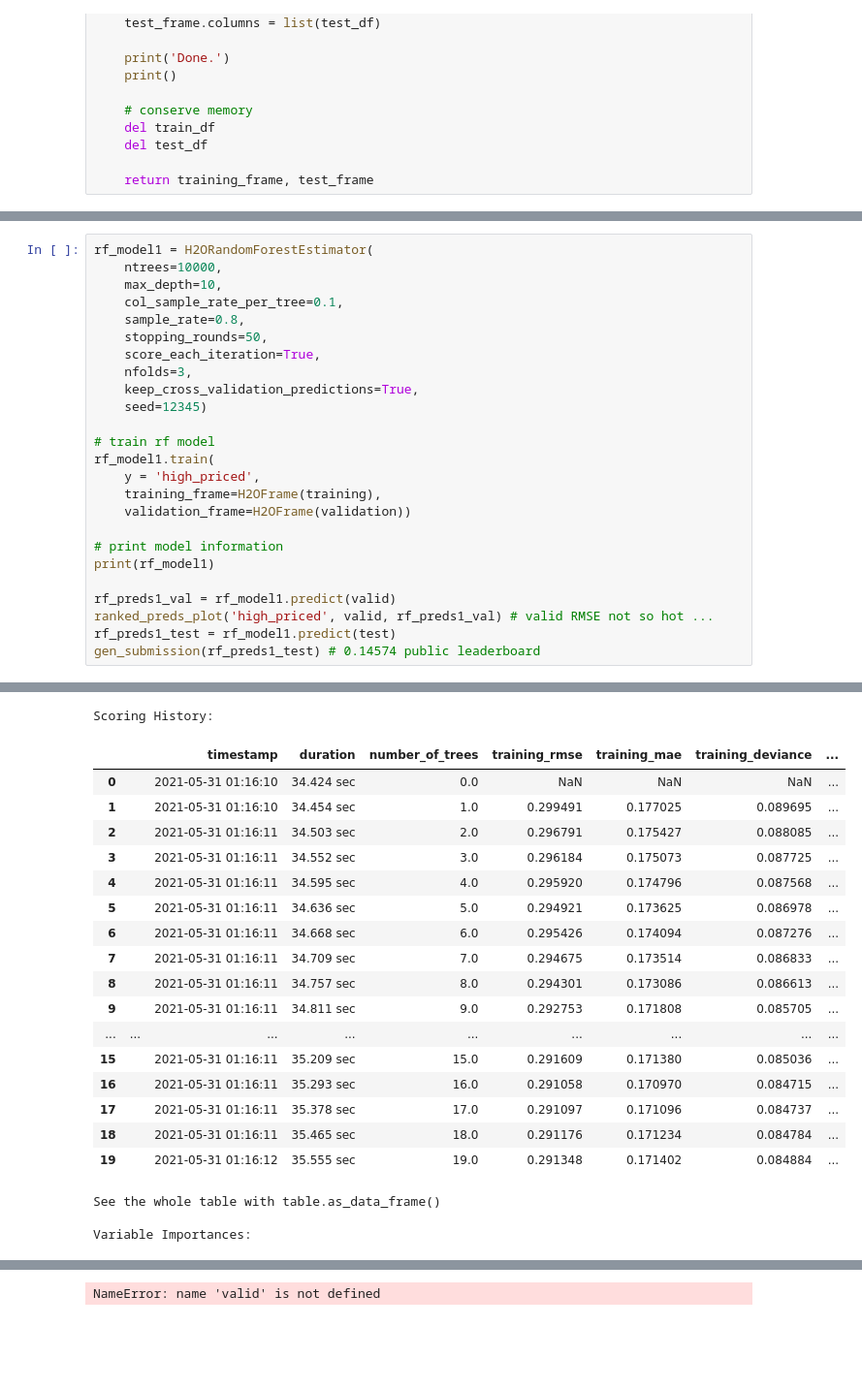
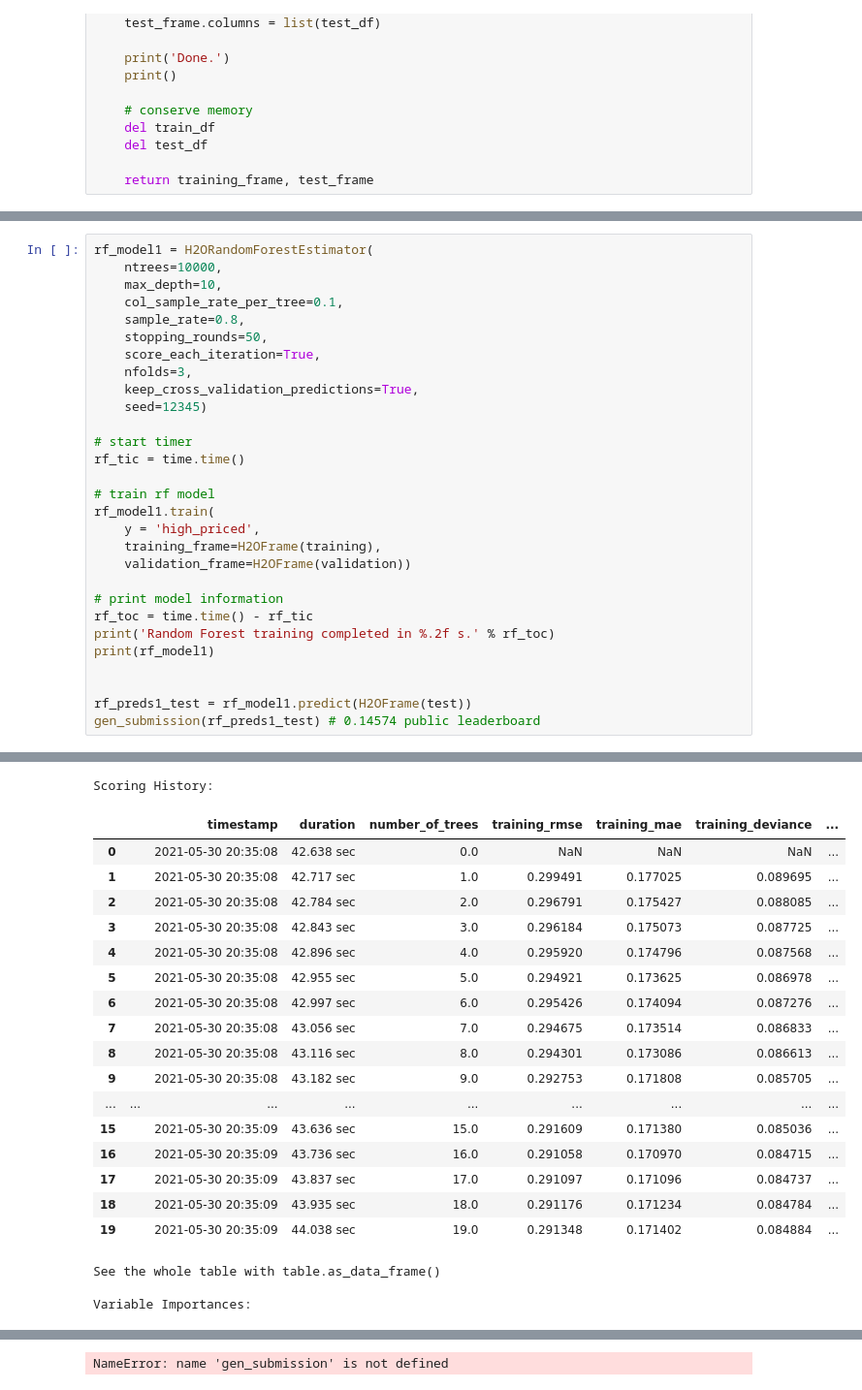
Before and after one commit to youssefragab99/dnsc6290_assignment_1, a Jupyter notebook: assignment_1.ipynb, the cells around one changed output, grey strips where cells are left out. Shown at 97% size. Saved outputs shown, nothing was run; the diff lists cells and outputs as text; blank space fills up the shorter version.

```diff
--- a/assignment_1.ipynb
+++ b/assignment_1.ipynb
@@ -438,6 +452,9 @@ rf_model1 = H2ORandomForestEstimator(
     keep_cross_validation_predictions=True,
     seed=12345)
 
+# start timer
+rf_tic = time.time()
+
 # train rf model
 rf_model1.train(
     y = 'high_priced',
@@ -445,10 +462,11 @@ rf_model1.train(
     validation_frame=H2OFrame(validation))
 
 # print model information
+rf_toc = time.time() - rf_tic
+print('Random Forest training completed in %.2f s.' % rf_toc)
 print(rf_model1)
 
-rf_preds1_val = rf_model1.predict(valid)
-ranked_preds_plot('high_priced', valid, rf_preds1_val) # valid RMSE not so hot ...
-rf_preds1_test = rf_model1.predict(test)
+
+rf_preds1_test = rf_model1.predict(H2OFrame(test))
 gen_submission(rf_preds1_test) # 0.14574 public leaderboard
 # %% [output]
@@ -479,31 +498,31 @@ Mean Residual Deviance: 0.08415171702485158
 
 Cross-Validation Metrics Summary:
 |  |  | mean | sd | cv_1_valid | cv_2_valid | cv_3_valid |
 | 0 | mae | 0.17107706 | 5.826294E-4 | 0.17142561 | 0.17040445 | 0.17140113 |
 | 1 | mean_residual_deviance | 0.08414648 | 0.0011620085 | 0.08484964 | 0.08280523 | 0.08478455 |
 | 2 | mse | 0.08414648 | 0.0011620085 | 0.08484964 | 0.08280523 | 0.08478455 |
 | 3 | r2 | 0.037188496 | 0.0010438386 | 0.036885176 | 0.038350403 | 0.036329914 |
 | 4 | residual_deviance | 0.08414648 | 0.0011620085 | 0.08484964 | 0.08280523 | 0.08478455 |
 | 5 | rmse | 0.29007548 | 0.002006936 | 0.29128963 | 0.28775898 | 0.29117787 |
 | 6 | rmsle | 0.2016535 | 0.0011916215 | 0.20235947 | 0.20027769 | 0.20232332 |
 Scoring History:
 |  |  | timestamp | duration | number_of_trees | training_rmse | training_mae | training_deviance | ... |
-| 0 |  | 2021-05-31 01:16:10 | 34.424 sec | 0.0 | NaN | NaN | NaN | ... |
-| 1 |  | 2021-05-31 01:16:10 | 34.454 sec | 1.0 | 0.299491 | 0.177025 | 0.089695 | ... |
-| 2 |  | 2021-05-31 01:16:11 | 34.503 sec | 2.0 | 0.296791 | 0.175427 | 0.088085 | ... |
-| 3 |  | 2021-05-31 01:16:11 | 34.552 sec | 3.0 | 0.296184 | 0.175073 | 0.087725 | ... |
-| 4 |  | 2021-05-31 01:16:11 | 34.595 sec | 4.0 | 0.295920 | 0.174796 | 0.087568 | ... |
-| 5 |  | 2021-05-31 01:16:11 | 34.636 sec | 5.0 | 0.294921 | 0.173625 | 0.086978 | ... |
-| 6 |  | 2021-05-31 01:16:11 | 34.668 sec | 6.0 | 0.295426 | 0.174094 | 0.087276 | ... |
-| 7 |  | 2021-05-31 01:16:11 | 34.709 sec | 7.0 | 0.294675 | 0.173514 | 0.086833 | ... |
-| 8 |  | 2021-05-31 01:16:11 | 34.757 sec | 8.0 | 0.294301 | 0.173086 | 0.086613 | ... |
-| 9 |  | 2021-05-31 01:16:11 | 34.811 sec | 9.0 | 0.292753 | 0.171808 | 0.085705 | ... |
+| 0 |  | 2021-05-30 20:35:08 | 42.638 sec | 0.0 | NaN | NaN | NaN | ... |
+| 1 |  | 2021-05-30 20:35:08 | 42.717 sec | 1.0 | 0.299491 | 0.177025 | 0.089695 | ... |
+| 2 |  | 2021-05-30 20:35:08 | 42.784 sec | 2.0 | 0.296791 | 0.175427 | 0.088085 | ... |
+| 3 |  | 2021-05-30 20:35:08 | 42.843 sec | 3.0 | 0.296184 | 0.175073 | 0.087725 | ... |
+| 4 |  | 2021-05-30 20:35:08 | 42.896 sec | 4.0 | 0.295920 | 0.174796 | 0.087568 | ... |
+| 5 |  | 2021-05-30 20:35:08 | 42.955 sec | 5.0 | 0.294921 | 0.173625 | 0.086978 | ... |
+| 6 |  | 2021-05-30 20:35:08 | 42.997 sec | 6.0 | 0.295426 | 0.174094 | 0.087276 | ... |
+| 7 |  | 2021-05-30 20:35:08 | 43.056 sec | 7.0 | 0.294675 | 0.173514 | 0.086833 | ... |
+| 8 |  | 2021-05-30 20:35:08 | 43.116 sec | 8.0 | 0.294301 | 0.173086 | 0.086613 | ... |
+| 9 |  | 2021-05-30 20:35:08 | 43.182 sec | 9.0 | 0.292753 | 0.171808 | 0.085705 | ... |
 | ... | ... | ... | ... | ... | ... | ... | ... | ... |
-| 15 |  | 2021-05-31 01:16:11 | 35.209 sec | 15.0 | 0.291609 | 0.171380 | 0.085036 | ... |
-| 16 |  | 2021-05-31 01:16:11 | 35.293 sec | 16.0 | 0.291058 | 0.170970 | 0.084715 | ... |
-| 17 |  | 2021-05-31 01:16:11 | 35.378 sec | 17.0 | 0.291097 | 0.171096 | 0.084737 | ... |
-| 18 |  | 2021-05-31 01:16:11 | 35.465 sec | 18.0 | 0.291176 | 0.171234 | 0.084784 | ... |
-| 19 |  | 2021-05-31 01:16:12 | 35.555 sec | 19.0 | 0.291348 | 0.171402 | 0.084884 | ... |
+| 15 |  | 2021-05-30 20:35:09 | 43.636 sec | 15.0 | 0.291609 | 0.171380 | 0.085036 | ... |
+| 16 |  | 2021-05-30 20:35:09 | 43.736 sec | 16.0 | 0.291058 | 0.170970 | 0.084715 | ... |
+| 17 |  | 2021-05-30 20:35:09 | 43.837 sec | 17.0 | 0.291097 | 0.171096 | 0.084737 | ... |
+| 18 |  | 2021-05-30 20:35:09 | 43.935 sec | 18.0 | 0.291176 | 0.171234 | 0.084784 | ... |
+| 19 |  | 2021-05-30 20:35:09 | 44.038 sec | 19.0 | 0.291348 | 0.171402 | 0.084884 | ... |
 See the whole table with table.as_data_frame()
 
 Variable Importances:
@@ -518,4 +537,4 @@ Variable Importances:
 | 7 | conforming | 323.636749 | 0.037361 | 0.015473 |
 | 8 | no_intro_rate_period_std | 43.214840 | 0.004989 | 0.002066 |
 | 9 | debt_to_income_ratio_missing | 13.849764 | 0.001599 | 0.000662 |
-NameError: name 'valid' is not defined
+NameError: name 'gen_submission' is not defined
```
Also changed, not shown: parts of 11 cells of this notebook.
